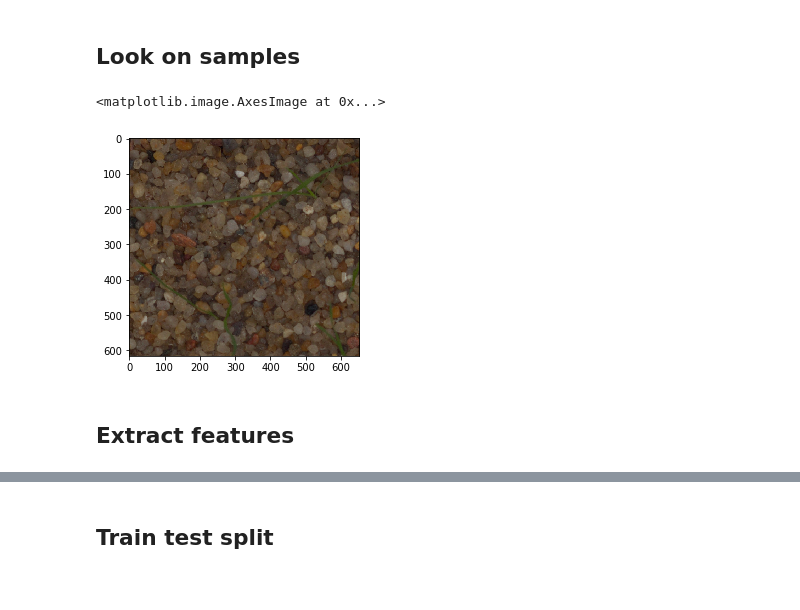
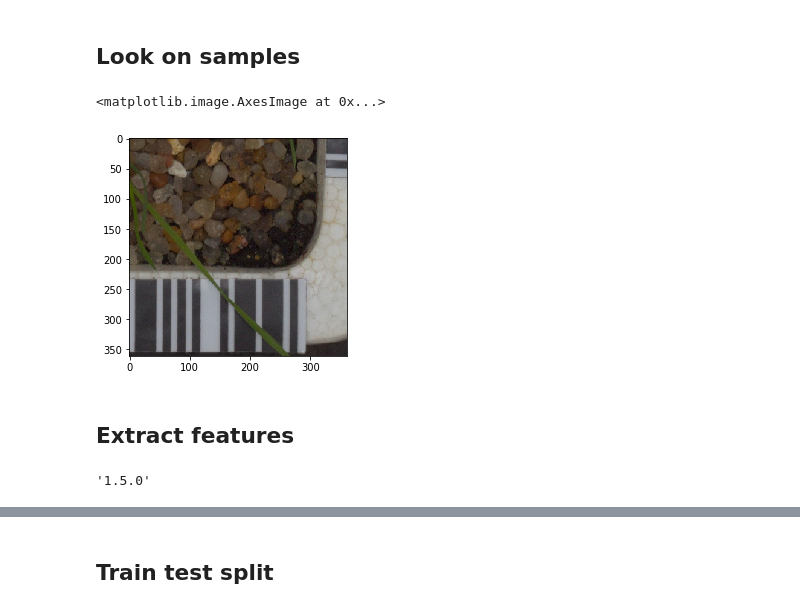
Before and after one commit to tivvit/seedling-classification, a Jupyter notebook: seedlings_classifier.ipynb, the cells around one changed output, grey strips where cells are left out. Saved outputs shown, nothing was run; the diff lists cells and outputs as text; code cells hidden in the pictures.

```diff
--- a/seedlings_classifier.ipynb
+++ b/seedlings_classifier.ipynb
@@ -74,7 +74,7 @@ category_counter = {c: 0 for c in categories}
 for c in categories:
     for i in glob(os.path.join(train_pth, c, "*")):
         category_counter[c] += 1
-        train.append((c, i))
+        train.append((i, c))
 # %%
 category_counter
 # %% [output]
@@ -116,9 +116,9 @@ plt.barh(range(len(category_counter)), category_counter.values(), tick_label=cat
 ## Look on samples
 # %%
 from PIL import Image
-plt.imshow(Image.open(train[0][1]))
+plt.imshow(Image.open(train[1][0]))
 # %% [output]
 <matplotlib.image.AxesImage at 0x...>
-[figure, old version]
+[figure, new version]
 # %% [markdown]
 ## Extract features
@@ -124,0 +128,4 @@ plt.imshow(Image.open(train[0][1]))
+# %%
+tf.__version__
+# %% [output]
+'1.5.0'
```
Also changed, not shown: parts of 20 cells of this notebook, 1 other file.
